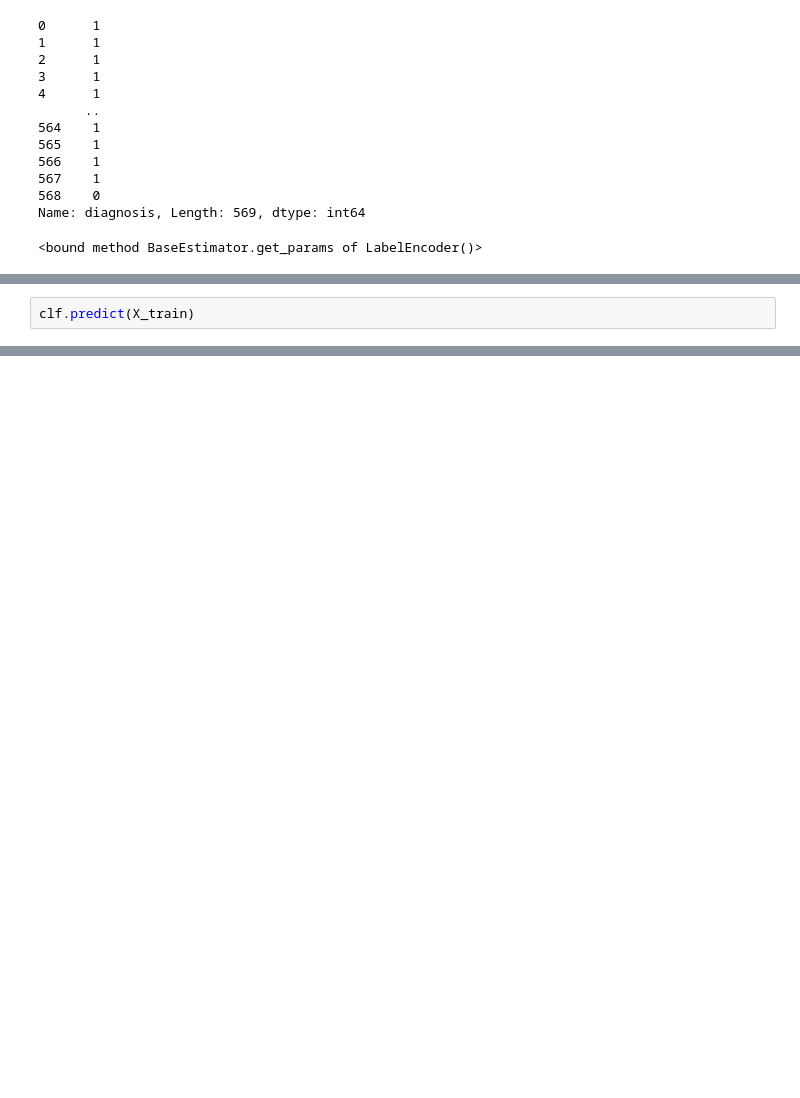
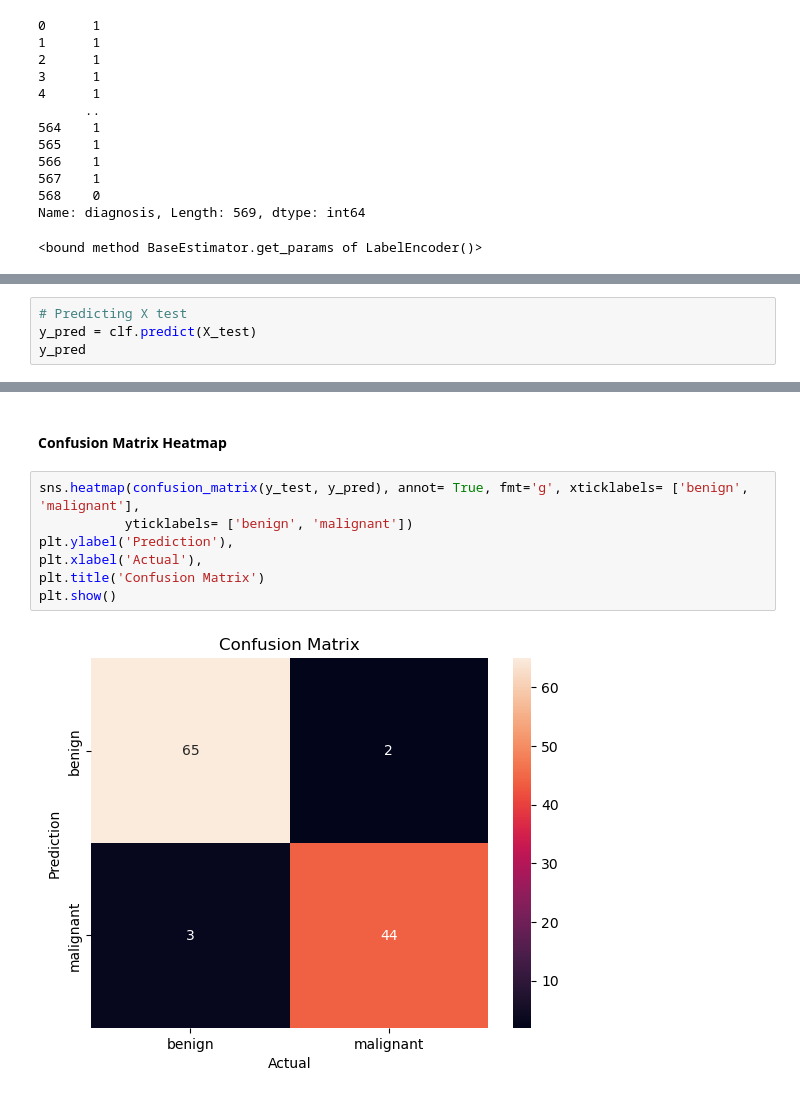
Before and after one commit to sakiruadebayo/Cancer, a Jupyter notebook: Cancer.ipynb, the cells around one changed output, grey strips where cells are left out. Drawn from its saved outputs; the diff is of its cells as text; blank space fills up the shorter version.

```diff
--- a/Cancer.ipynb
+++ b/Cancer.ipynb
@@ -235,5 +328,7 @@ plt.show()
 # %% [output]
 [figure]
 # %%
-clf.predict(X_train)
+# Predicting X test
+y_pred = clf.predict(X_test)
+y_pred
 # %% [output]
@@ -262,0 +385,11 @@ print(acc)
+# %% [markdown]
+#### Confusion Matrix Heatmap
+# %%
+sns.heatmap(confusion_matrix(y_test, y_pred), annot= True, fmt='g', xticklabels= ['benign', 'malignant'],
+           yticklabels= ['benign', 'malignant'])
+plt.ylabel('Prediction'),
+plt.xlabel('Actual'),
+plt.title('Confusion Matrix')
+plt.show()
+# %% [output]
+[figure, added]
```
Also changed, not shown: parts of 51 cells of this notebook.
